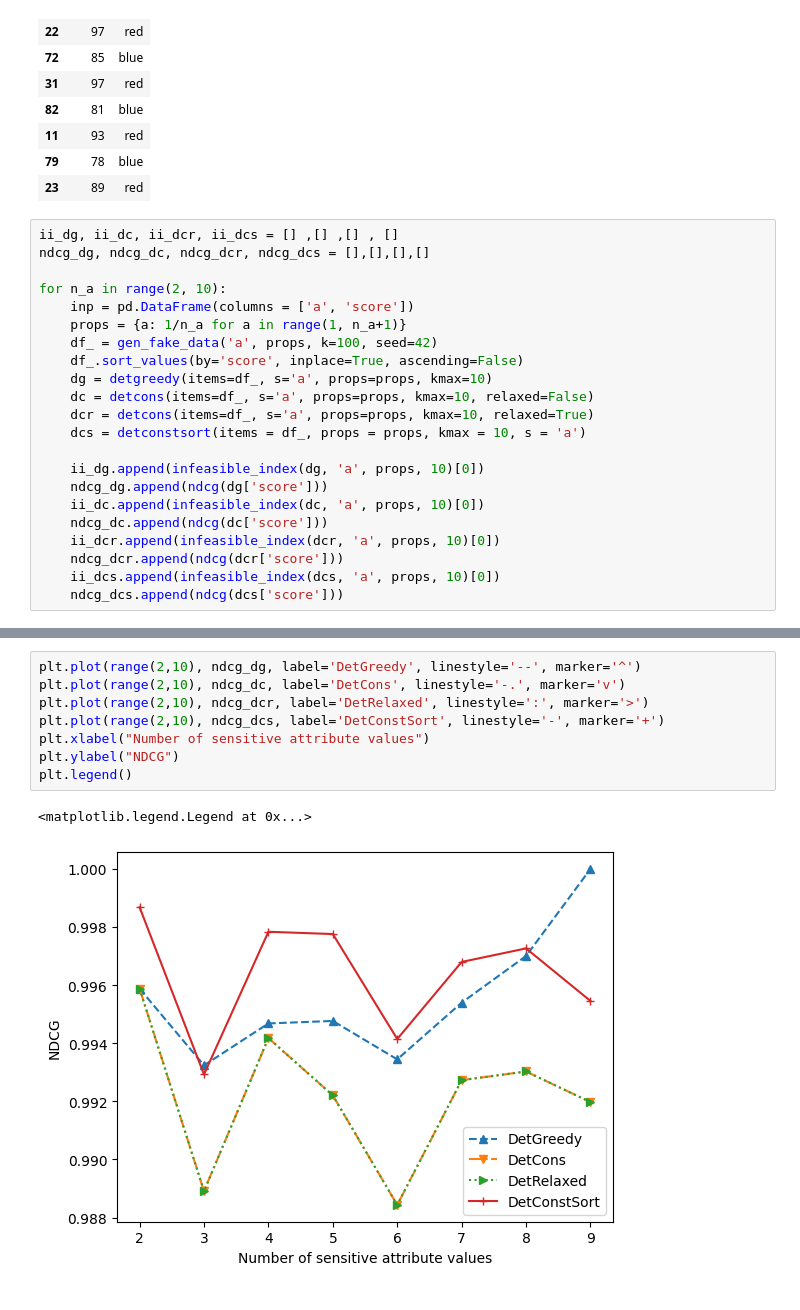
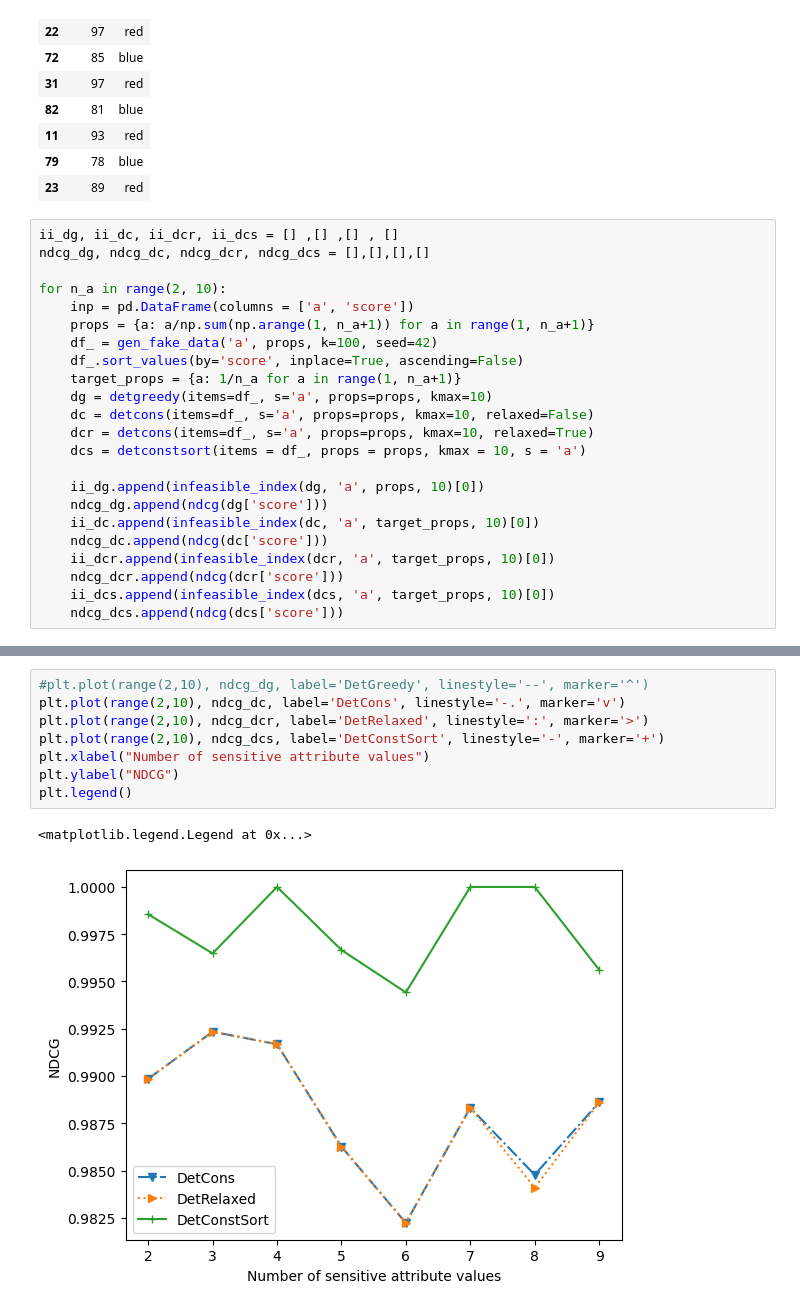
Before and after one commit to andrewklayk/fair-rank, a Jupyter notebook: linkedin_rank.ipynb, the cells around one changed output, grey strips where cells are left out. Drawn from its saved outputs; the diff is of its cells as text.

Commit message:
fixed test, fixed greedy

```diff
--- a/linkedin_rank.ipynb
+++ b/linkedin_rank.ipynb
@@ -100,9 +100,10 @@ ndcg_dg, ndcg_dc, ndcg_dcr, ndcg_dcs = [],[],[],[]
 
 for n_a in range(2, 10):
     inp = pd.DataFrame(columns = ['a', 'score'])
-    props = {a: 1/n_a for a in range(1, n_a+1)}
+    props = {a: a/np.sum(np.arange(1, n_a+1)) for a in range(1, n_a+1)}
     df_ = gen_fake_data('a', props, k=100, seed=42)
     df_.sort_values(by='score', inplace=True, ascending=False)
+    target_props = {a: 1/n_a for a in range(1, n_a+1)}
     dg = detgreedy(items=df_, s='a', props=props, kmax=10)
     dc = detcons(items=df_, s='a', props=props, kmax=10, relaxed=False)
     dcr = detcons(items=df_, s='a', props=props, kmax=10, relaxed=True)
@@ -110,10 +111,10 @@ for n_a in range(2, 10):
 
     ii_dg.append(infeasible_index(dg, 'a', props, 10)[0])
     ndcg_dg.append(ndcg(dg['score']))
-    ii_dc.append(infeasible_index(dc, 'a', props, 10)[0])
+    ii_dc.append(infeasible_index(dc, 'a', target_props, 10)[0])
     ndcg_dc.append(ndcg(dc['score']))
-    ii_dcr.append(infeasible_index(dcr, 'a', props, 10)[0])
+    ii_dcr.append(infeasible_index(dcr, 'a', target_props, 10)[0])
     ndcg_dcr.append(ndcg(dcr['score']))
-    ii_dcs.append(infeasible_index(dcs, 'a', props, 10)[0])
+    ii_dcs.append(infeasible_index(dcs, 'a', target_props, 10)[0])
     ndcg_dcs.append(ndcg(dcs['score']))
 # %%
@@ -130,11 +131,11 @@ plt.legend()
 # %%
-plt.plot(range(2,10), ndcg_dg, label='DetGreedy', linestyle='--', marker='^')
+#plt.plot(range(2,10), ndcg_dg, label='DetGreedy', linestyle='--', marker='^')
 plt.plot(range(2,10), ndcg_dc, label='DetCons', linestyle='-.', marker='v')
 plt.plot(range(2,10), ndcg_dcr, label='DetRelaxed', linestyle=':', marker='>')
 plt.plot(range(2,10), ndcg_dcs, label='DetConstSort', linestyle='-', marker='+')
 plt.xlabel("Number of sensitive attribute values")
 plt.ylabel("NDCG")
 plt.legend()
 # %% [output]
 <matplotlib.legend.Legend at 0x...>
-[figure, old version]
+[figure, new version]
```
Also changed, not shown: parts of 1 cell of this notebook, 1 other file.
